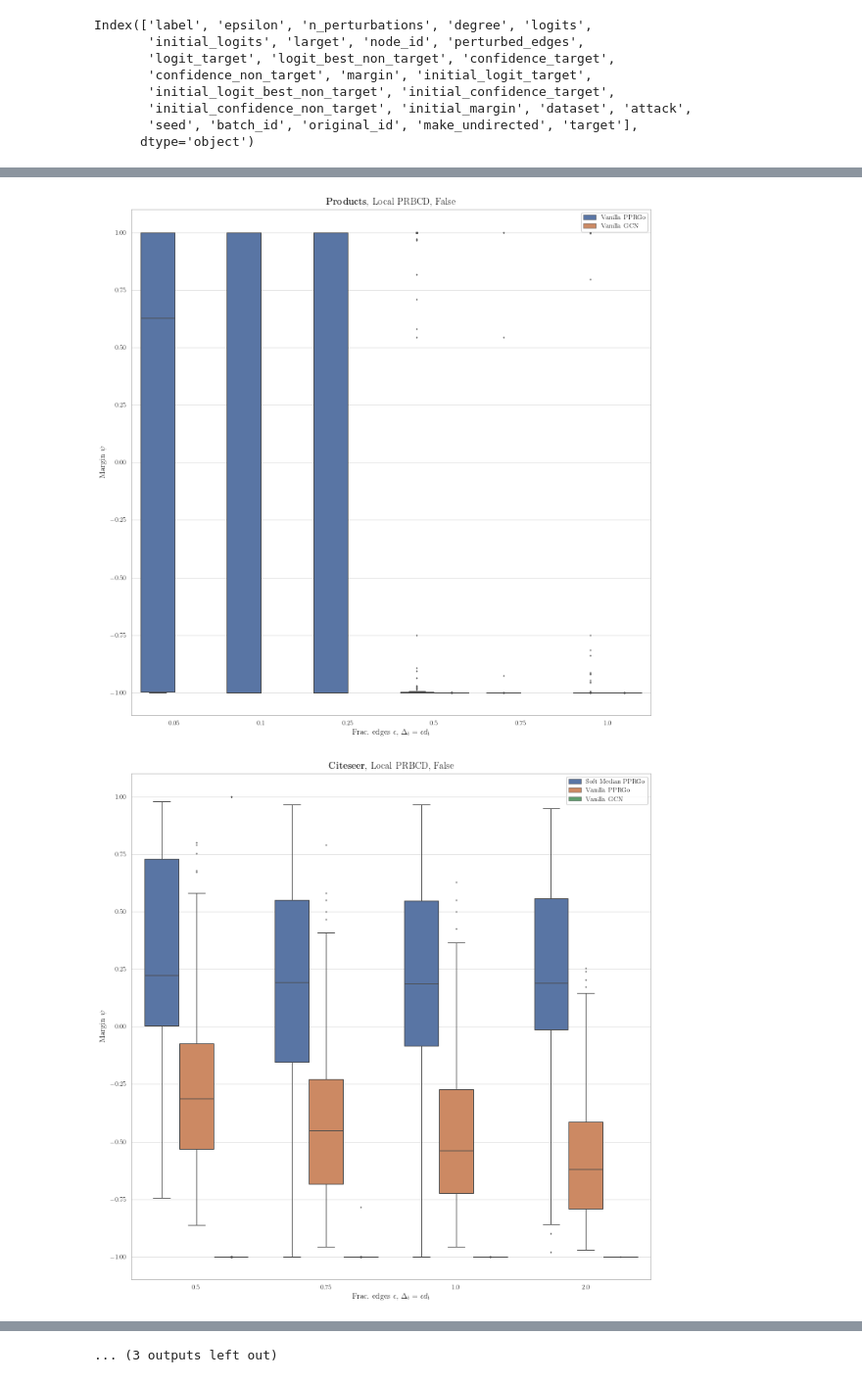
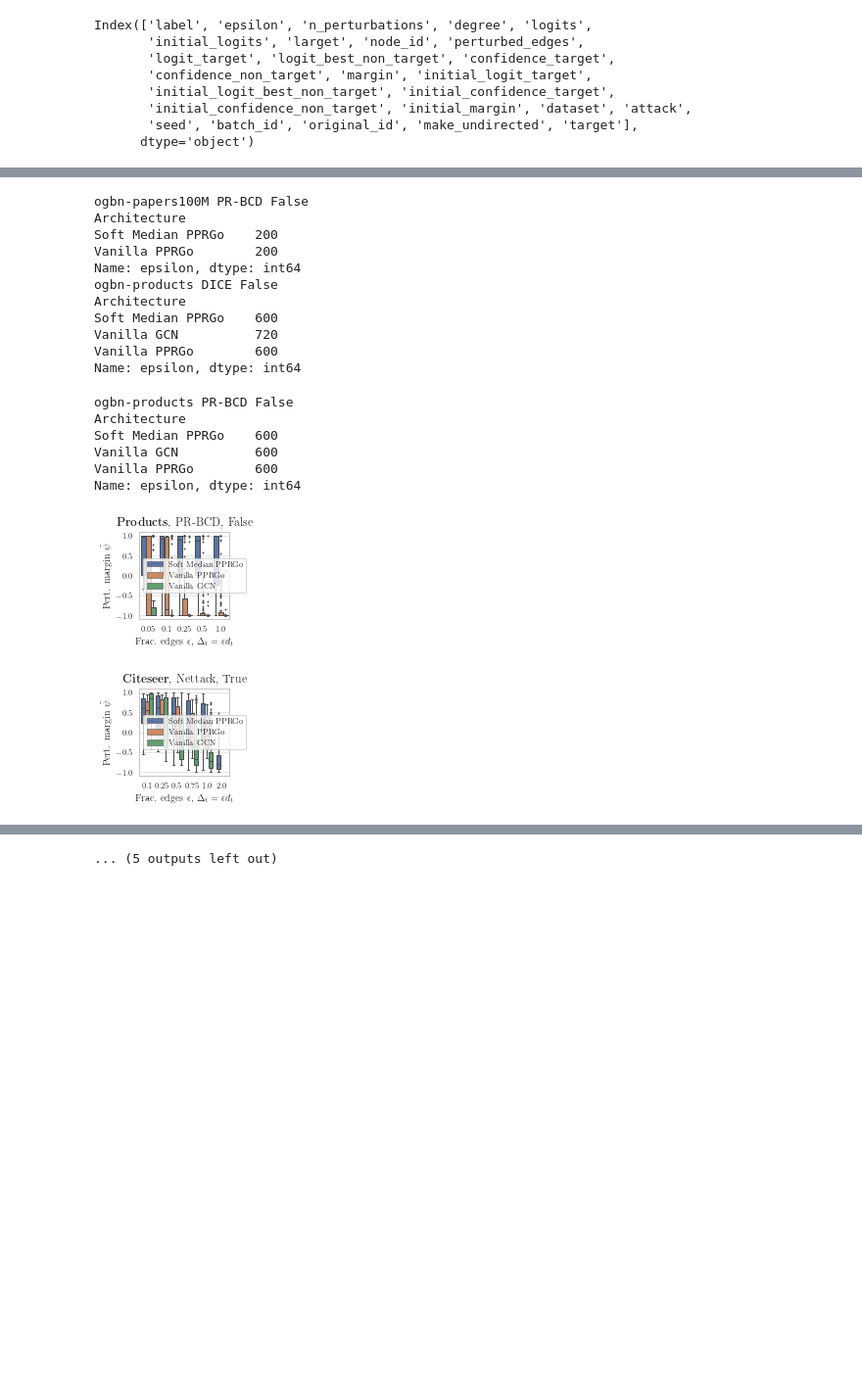
Before and after one commit to sigeisler/robustness_of_gnns_at_scale, a Jupyter notebook: notebooks/Results - Local Attacks.ipynb, the cells around one changed output, grey strips where cells are left out. Shown at 98% size. Saved outputs shown, nothing was run; the diff lists cells and outputs as text; code cells hidden in the pictures; blank space fills up the shorter version.

```diff
--- a/notebooks/Results - Local Attacks.ipynb
+++ b/notebooks/Results - Local Attacks.ipynb
@@ -143,9 +276,10 @@ dataset_map = {
 dataset_order = [dataset_map[k] for k in dataset_map.keys()]
 # %%
 attack_map = {
-    'LocalPRBCD': r'Local PRBCD',
-    'LocalBatchedPRBCD': r'Local PRBCD',
-    'Nettack': r'Nettack'
+    'LocalPRBCD': 'PR-BCD', #r'\textbf{PR-BCD}',
+    'LocalBatchedPRBCD': 'PR-BCD', #r'\textbf{PR-BCD}',
+    'Nettack': 'Nettack', #r'\textbf{Nettack}',
+    'LocalDICE': 'DICE' #r'\textbf{DICE}'
 }
 attack_order = [attack_map[k] for k in attack_map.keys()]
 # %%
@@ -169,10 +309,10 @@ def calc_mean_and_error(values: pd.Series, seeds: pd.Series = None, with_error=T
         return rf'{np.mean(values):.{decimal_places}f}'
 # %%
 architecture_c = r'Architecture'
-dataset_c = r'   '
-attack_c = r'Attack'
+dataset_c = r'\textbf{Dataset}'
+attack_c = r'\textbf{Attack}'
 epsilons_c = r'Frac. edges $\epsilon$, $\Delta_i = \epsilon d_i$'
-margin_c = r'Margin $\psi$'
+margin_c = r'Pert. margin $\tilde{\psi}$'
 make_undirected_c = 'Undirected'
 # %%
 nodes_for_each_budget = df_results[df_results.epsilon == 0.5].node_id.unique()
@@ -256,0 +439,15 @@ print(df.to_markdown())
+# %%
+for attack in df[attack_c].unique():
+    print(df_piv.iloc[:, df_piv.columns.get_level_values(0)==attack]\
+        #.sort_index(level=1, ascending=False, sort_remaining=False)\
+        #.sort_index(level=0, ascending=True, sort_remaining=True)\
+        .to_latex(
+            #float_format='%.2f',
+            caption=r'Flip rates using our local PR-BCD attack. \underline{Our approaches} are underlined. For the attack a higher value is better and for the defence a lower value is better. We highlight the \textbf{strongest defense} in bold.',
+            label='tab:appendix_localprbcdflirate',
+            escape=False,
+            multirow=True,
+            multicolumn=True,
+            column_format='llcccc'
+        )
+    )
@@ -304,18 +521,18 @@ for (dataset, attack, make_undirected), df_group in (
     ax.get_legend().remove()
 
     plt.ylabel('')
-    mpl_latex.savefig(f'latex/assets/local_{attack}_{dataset}_boxplmargin_no_leglab', fig, close_fig=False)
+    #mpl_latex.savefig(f'latex/assets/local_{attack}_{dataset}_boxplmargin_no_leglab', fig, close_fig=False)
     plt.ylabel(margin_c)
 
-    mpl_latex.savefig(f'latex/assets/local_{attack}_{dataset}_boxplmargin_no_legend', fig, close_fig=False)
+    #mpl_latex.savefig(f'latex/assets/local_{attack}_{dataset}_boxplmargin_no_legend', fig, close_fig=False)
     ax.legend(handles=handles, labels=labels)
 
-    mpl_latex.savefig(f'latex/assets/local_{attack}_{dataset}_boxplmargin', fig, close_fig=False)
-    mpl_latex.dedicated_legend_plot(
-        f'latex/assets/local_{attack}_{dataset}_boxplmargin_legend',
-        mod_label=lambda l: l,
-        ncol=3
-    )
+    #mpl_latex.savefig(f'latex/assets/local_{attack}_{dataset}_boxplmargin', fig, close_fig=False)
+    #mpl_latex.dedicated_legend_plot(
+    #    f'latex/assets/local_{attack}_{dataset}_boxplmargin_legend',
+    #    mod_label=lambda l: l,
+    #    ncol=3
+    #)
 
 plt.gcf()
 # %% [output]
@@ -377,3 +579,20 @@ Vanilla PPRGo    656
 Name: epsilon, dtype: int64
+ogbn-papers100M PR-BCD False
+Architecture
+Soft Median PPRGo    200
+Vanilla PPRGo        200
+Name: epsilon, dtype: int64
+ogbn-products DICE False
+Architecture
+Soft Median PPRGo    600
+Vanilla GCN          720
+Vanilla PPRGo        600
+Name: epsilon, dtype: int64
+ogbn-products PR-BCD False
+Architecture
+Soft Median PPRGo    600
+Vanilla GCN          600
+Vanilla PPRGo        600
+Name: epsilon, dtype: int64
-[figure, old version]
+[figure, new version]
-[figure, old version]
+[figure, new version]
@@ -386,4 +603,4 @@ Name: epsilon, dtype: int64
-... (3 outputs left out)
+... (5 outputs left out)
 # %%
 df_tmp = df_results.copy()
 df_tmp.attack = df_tmp.attack.apply(lambda attack: attack_map[attack])
```
Also changed, not shown: parts of 46 cells of this notebook, 28 other files.
